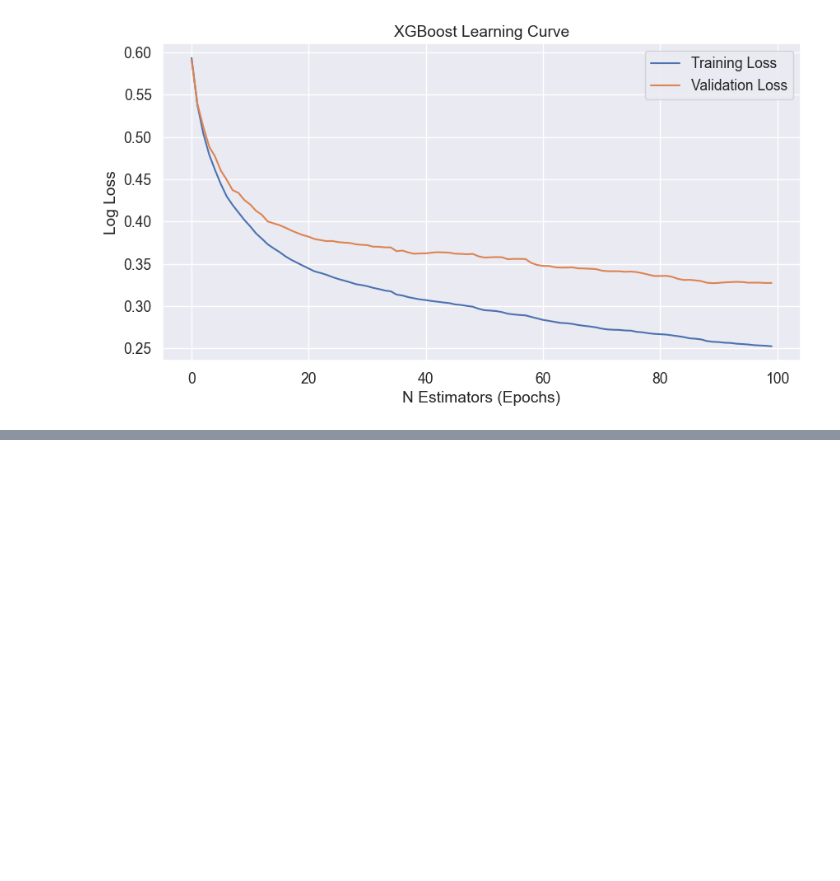
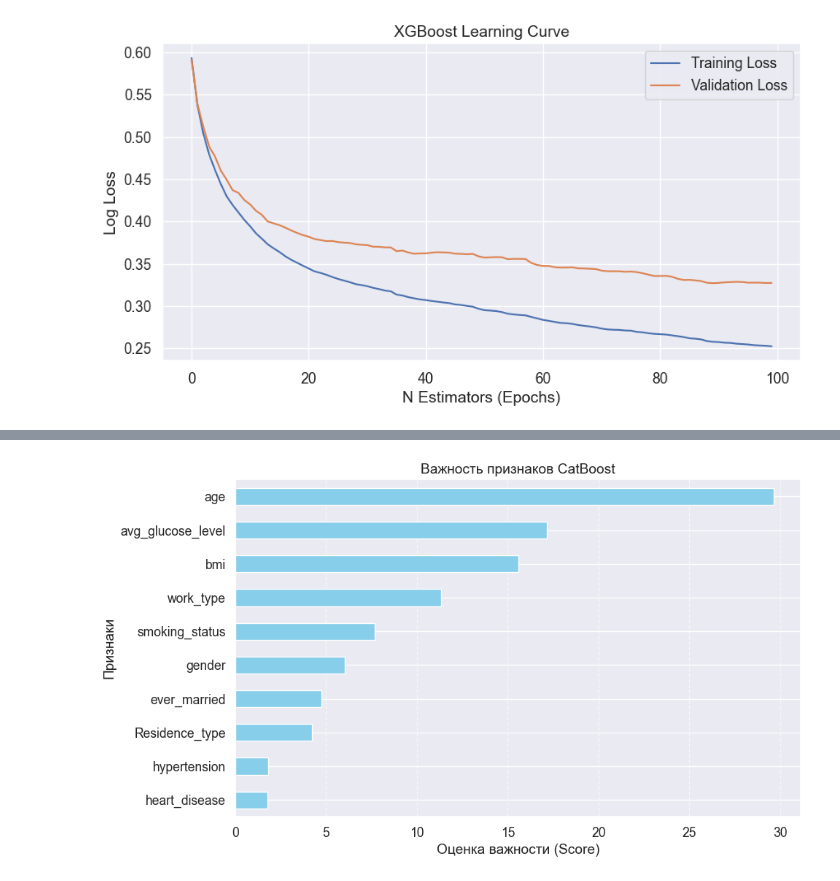
Before and after one commit to NovikovAnton-code/Stroke-Prediction-Course-Work, a Jupyter notebook: Stroke_Prediction.ipynb, the cells around one changed output, grey strips where cells are left out. Drawn from its saved outputs; the diff is of its cells as text; code cells hidden in the pictures; blank space fills up the shorter version.

```diff
--- a/Stroke_Prediction.ipynb
+++ b/Stroke_Prediction.ipynb
@@ -742,3 +742,7 @@ ax.legend()
 plt.show()
 # %% [output]
 [figure]
+# %%
+model_cat = CatBoostClassifier(max_depth=8, n_estimators=80)
+# %%
+model_cat.fit(X_train, y_train,eval_set=eval_set, verbose=True)
@@ -744,0 +768,22 @@ plt.show()
+# %%
+catboost_importance = model_cat.get_feature_importance()
+
+feature_names = X.columns
+importance_df = pd.DataFrame({'Feature': feature_names, 'Importance': catboost_importance})
+importance_df = importance_df.sort_values(by='Importance', ascending=False)
+importance_df['Cumulative_Importance'] = importance_df['Importance'].cumsum()
+# %%
+feature_importance_series = pd.Series(catboost_importance, index=['gender',	'age',	'hypertension',	'heart_disease',	'ever_married',	'work_type',	'Residence_type',	'avg_glucose_level',	'bmi',	'smoking_status'])
+
+sorted_importance = feature_importance_series.sort_values(ascending=True)
+
+plt.figure(figsize=(10, 6))
+sorted_importance.plot(kind='barh', color='skyblue')
+plt.title('Важность признаков CatBoost')
+plt.xlabel('Оценка важности (Score)')
+plt.ylabel('Признаки')
+plt.grid(axis='x', linestyle='--', alpha=0.6)
+
+plt.show()
+# %% [output]
+[figure, added]
```
Also changed, not shown: parts of 11 cells of this notebook.
